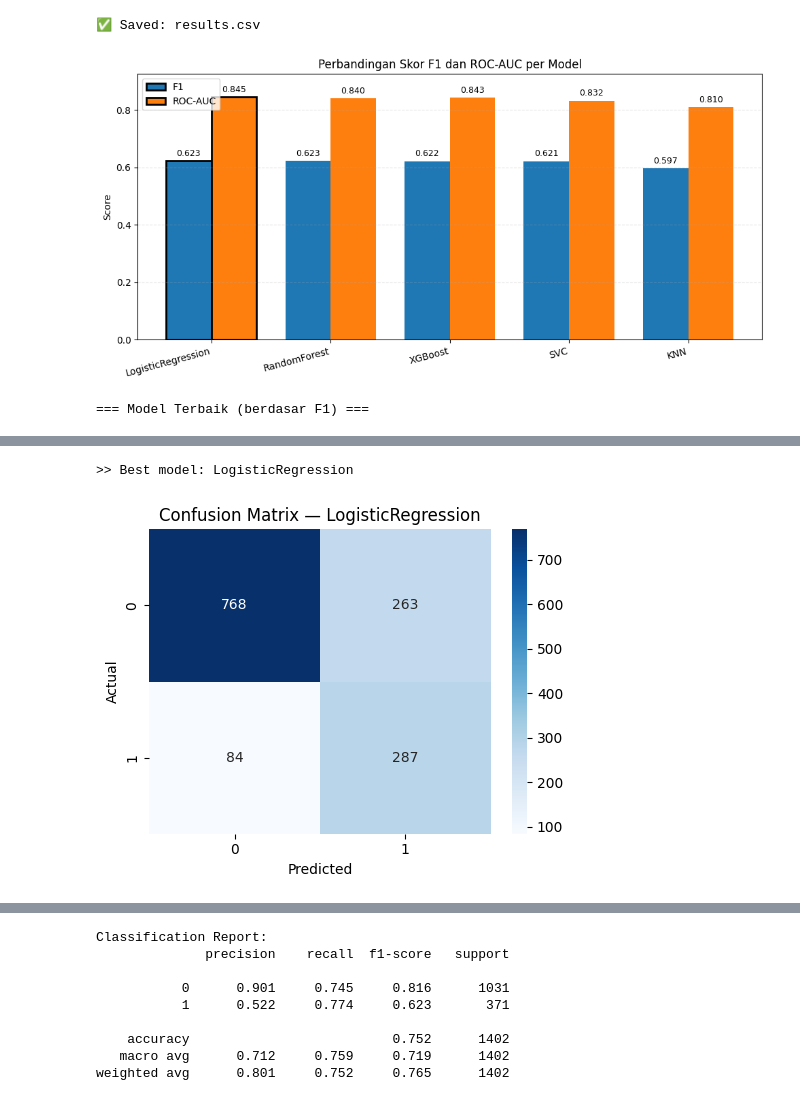
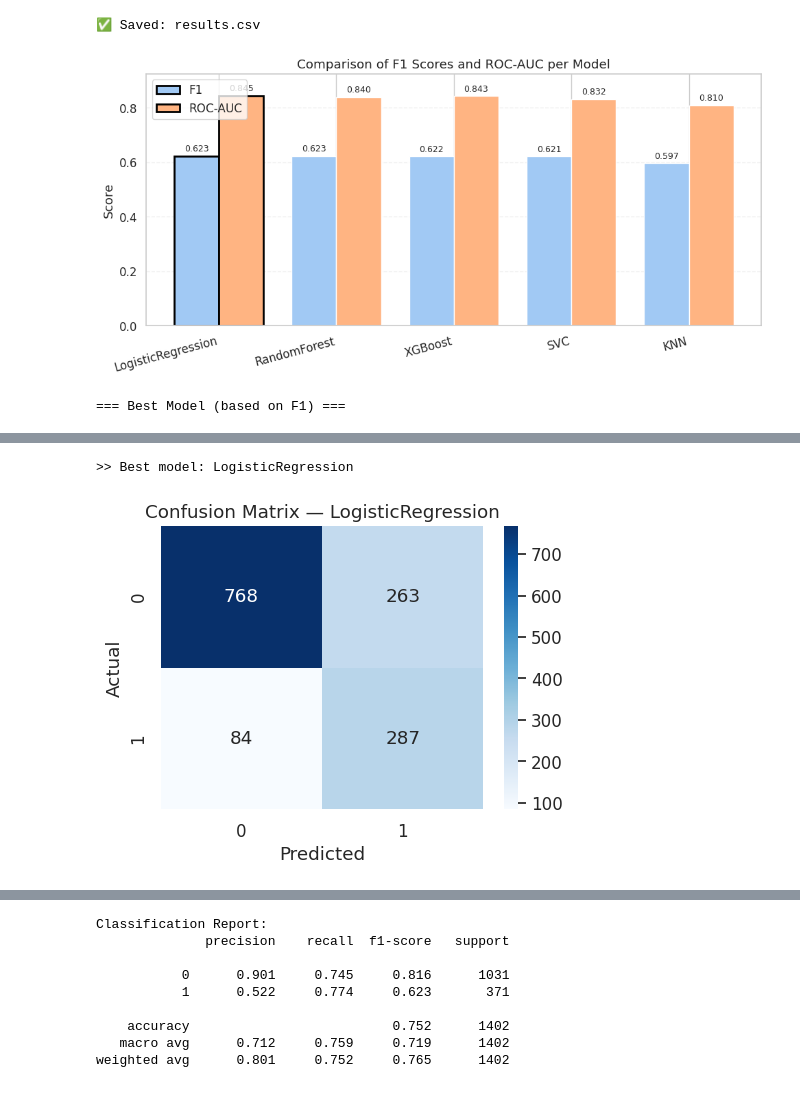
Before and after one commit to alfandoo/churn-portfolio, a Jupyter notebook: Churn_Prediction.ipynb, the cells around one changed output, grey strips where cells are left out. Saved outputs shown, nothing was run; the diff lists cells and outputs as text; code cells hidden in the pictures.

```diff
--- a/Churn_Prediction.ipynb
+++ b/Churn_Prediction.ipynb
@@ -24,6 +28,7 @@ import numpy as np
 import pandas as pd
 import matplotlib.pyplot as plt
 import seaborn as sns
+sns.set(style="whitegrid", palette="pastel", font_scale=1.1)
 
 from copy import deepcopy
 
@@ -261,11 +265,3 @@ for col in num_features:
 [figure]
 [figure]
 [figure]
-# %%
-
-# Kategorikal → bar chart
-for col in cat_features:
-    plt.figure()
-    df[col].value_counts().plot(kind="bar", title=f"Bar Chart of {col}")
-    plt.ylabel("Count")
-    save_fig(f"charts/univariate_{col}_bar.png")
@@ -317,16 +343,16 @@ for col in num_features:
 # %%
-# 4.4 Chi-square & Cramér’s V (bias-corrected)
+# 4.4 Chi-square & Cramér’s V
 def interpret_p(p):
-    if p < 0.001: return "Sangat Signifikan (***, p<0.001)"
-    elif p < 0.01: return "Signifikan (**, p<0.01)"
-    elif p < 0.05: return "Signifikan (*, p<0.05)"
-    else: return "Tidak Signifikan (p≥0.05)"
+    if p < 0.001: return "Very Significant (***, p<0.001)"
+    elif p < 0.01: return "Significant (**, p<0.01)"
+    elif p < 0.05: return "Significant (*, p<0.05)"
+    else: return "Not Significant (p≥0.05)"
 
 def interpret_v(v):
-    if v < 0.1: return "Sangat lemah (≈0–0.1)"
-    elif v < 0.3: return "Lemah (0.1–0.3)"
-    elif v < 0.5: return "Sedang (0.3–0.5)"
-    else: return "Kuat (≥0.5)"
+    if v < 0.1: return "Very weak (≈0–0.1)"
+    elif v < 0.3: return "Weak (0.1–0.3)"
+    elif v < 0.5: return "Medium (0.3–0.5)"
+    else: return "Strong (≥0.5)"
 
 chi_results = []
 for col in cat_features:
@@ -351,6 +377,6 @@ chi_df = pd.DataFrame(
     columns=["Feature","Chi2","p_value","p_interpretation","Cramers_V","V_strength","N","dof"]
 ).sort_values(["Cramers_V","Chi2"], ascending=False)
 
-print("\nTop Kategorikal vs Churn (Cramér’s V):")
+print("\nTop Categorical vs. Churn (Cramér’s V):")
 display(chi_df.head(15))
 # %% [output]
@@ -602,37 +628,37 @@ Fitting 3 folds for each of 8 candidates, totalling 24 fits
 plot_df = results_df.reset_index(drop=True).copy()
 labels   = plot_df["Model"].tolist()
 f1_vals  = plot_df["F1"].values
 roc_vals = plot_df["ROC-AUC"].values
 
 x = np.arange(len(labels))
 w = 0.38
 fig, ax = plt.subplots(figsize=(10, 5))
 bars_f1  = ax.bar(x - w/2, f1_vals, width=w, label="F1")
 bars_roc = ax.bar(x + w/2, roc_vals, width=w, label="ROC-AUC")
 
 best_idx = int(np.argmax(f1_vals))
 for b in (bars_f1[best_idx], bars_roc[best_idx]):
     b.set_edgecolor("black"); b.set_linewidth(2)
 
 def annotate(bars, fmt="{:.3f}"):
     for bar in bars:
         h = bar.get_height()
         ax.text(bar.get_x() + bar.get_width()/2, h + 0.01, fmt.format(h),
                 ha="center", va="bottom", fontsize=9)
 
 annotate(bars_f1); annotate(bars_roc)
 ax.set_ylabel("Score")
-ax.set_title("Perbandingan Skor F1 dan ROC-AUC per Model")
+ax.set_title("Comparison of F1 Scores and ROC-AUC per Model")
 ax.set_xticks(x); ax.set_xticklabels(labels, rotation=15, ha="right")
 ax.set_ylim(0, max(np.max(f1_vals), np.max(roc_vals)) + 0.08)
 ax.legend(loc="upper left"); ax.grid(axis="y", linestyle="--", alpha=0.3)
 save_fig("charts/compare_f1_roc.png")
 
-print("\n=== Model Terbaik (berdasar F1) ===")
+print("\n=== Best Model (based on F1) ===")
 display(plot_df.loc[[best_idx], ["Model","F1","ROC-AUC","Accuracy","Precision","Recall","AP","Best_Params"]])
 # %% [output]
-[figure, old version]
+[figure, new version]
-=== Model Terbaik (berdasar F1) ===
+=== Best Model (based on F1) ===
 |  | Model | F1 | ROC-AUC | Accuracy | Precision | Recall | AP | Best_Params |
 | 0 | LogisticRegression | 0.623236 | 0.844764 | 0.752496 | 0.521818 | 0.773585 | 0.640393 | {'classifier__C': 1, 'classifier_... |
 # %%
@@ -658,7 +683,7 @@ plt.title(f"Confusion Matrix — {best_name}")
 plt.xlabel("Predicted"); plt.ylabel("Actual")
 save_fig(f"charts/cm_{best_name}.png")
 # %% [output]
-[figure, old version]
+[figure, new version]
 # %%
 # 8.2 ROC Curve
 fpr, tpr, _ = roc_curve(y_test, y_proba)
```
Also changed, not shown: parts of 26 cells of this notebook.
